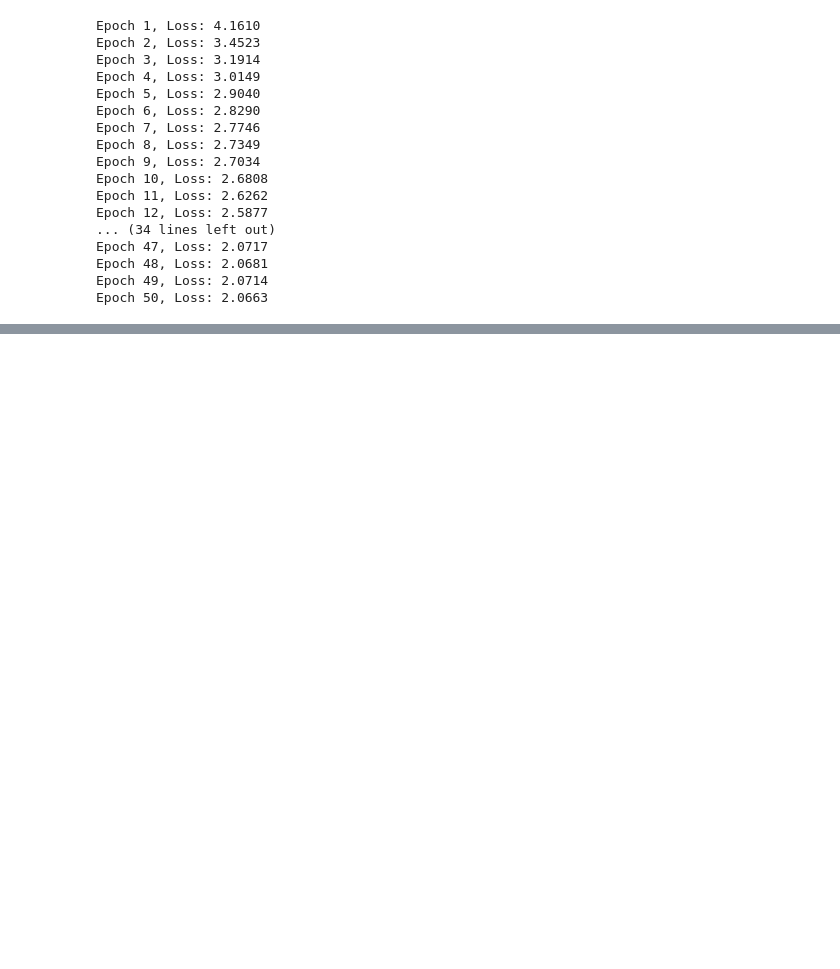
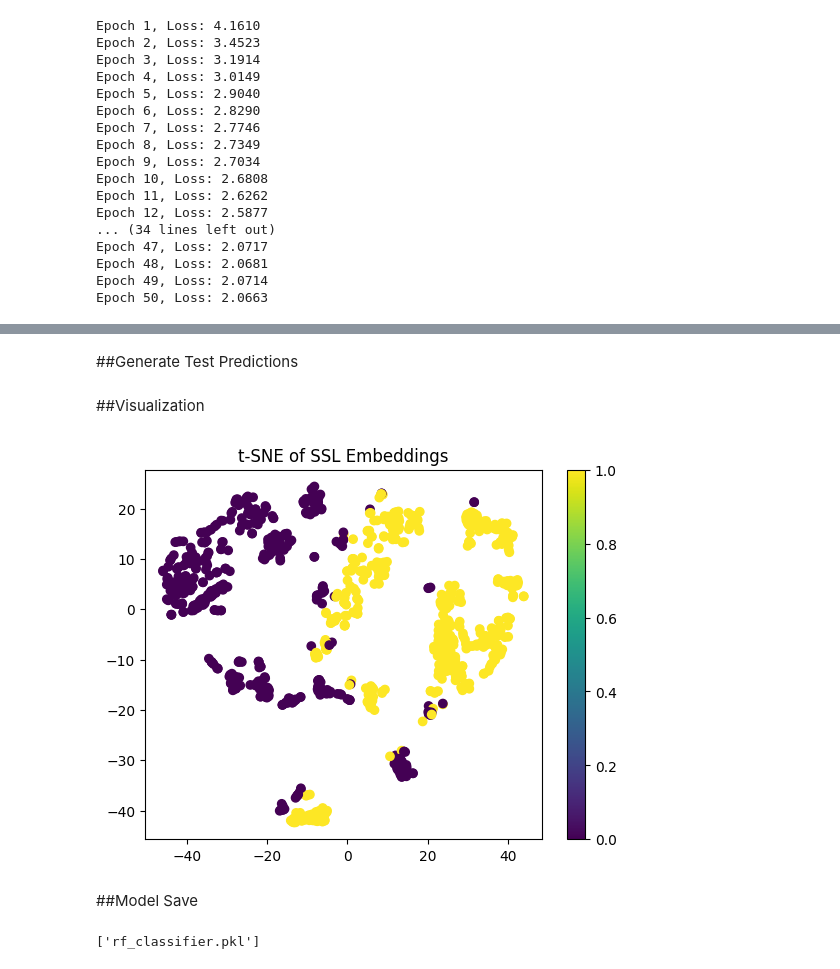
Before and after one commit to shuvookd/Thesis_MSc, a Jupyter notebook: Thesis_Intrusion_Detection_System.ipynb, the cells around one changed output, grey strips where cells are left out. Cells and saved outputs as stored; diff of their text form; code cells hidden in the pictures; blank space fills up the shorter version.

```diff
--- a/Thesis_Intrusion_Detection_System.ipynb
+++ b/Thesis_Intrusion_Detection_System.ipynb
@@ -445,0 +508,21 @@ Epoch 50, Loss: 2.0663
+# %%
+from sklearn.model_selection import train_test_split
+from sklearn.ensemble import RandomForestClassifier
+from sklearn.metrics import classification_report
+
+# Get embeddings
+with torch.no_grad():
+    train_emb = model(torch.FloatTensor(X_train_processed).to(device)).cpu().numpy()
+
+# Split for validation
+X_train_emb, X_val_emb, y_train_split, y_val = train_test_split(
+    train_emb, y_train, test_size=0.2, stratify=y_train
+)
+
+# Train classifier
+clf = RandomForestClassifier(class_weight='balanced')
+clf.fit(X_train_emb, y_train_split)
+
+# Evaluate
+y_pred = clf.predict(X_val_emb)
+print(classification_report(y_val, y_pred))
@@ -445,0 +538,2 @@ Epoch 50, Loss: 2.0663
+# %% [markdown]
+##Generate Test Predictions
@@ -445,0 +547,24 @@ Epoch 50, Loss: 2.0663
+# %% [markdown]
+##Visualization
+# %%
+import matplotlib.pyplot as plt
+from sklearn.manifold import TSNE
+
+# Reduce dimensionality
+tsne = TSNE(n_components=2)
+emb_2d = tsne.fit_transform(train_emb[:1000])  # Use subset for speed
+
+# Plot
+plt.scatter(emb_2d[:, 0], emb_2d[:, 1], c=y_train[:1000].astype('category').cat.codes)
+plt.colorbar()
+plt.title("t-SNE of SSL Embeddings")
+plt.show()
+# %% [output]
+[figure, added]
+# %% [markdown]
+##Model Save
+# %%
+torch.save(model.encoder.state_dict(), 'ssl_encoder.pth')
+import joblib; joblib.dump(clf, 'rf_classifier.pkl')
+# %% [output]
+['rf_classifier.pkl']
```
Also changed, not shown: parts of 12 cells of this notebook.
